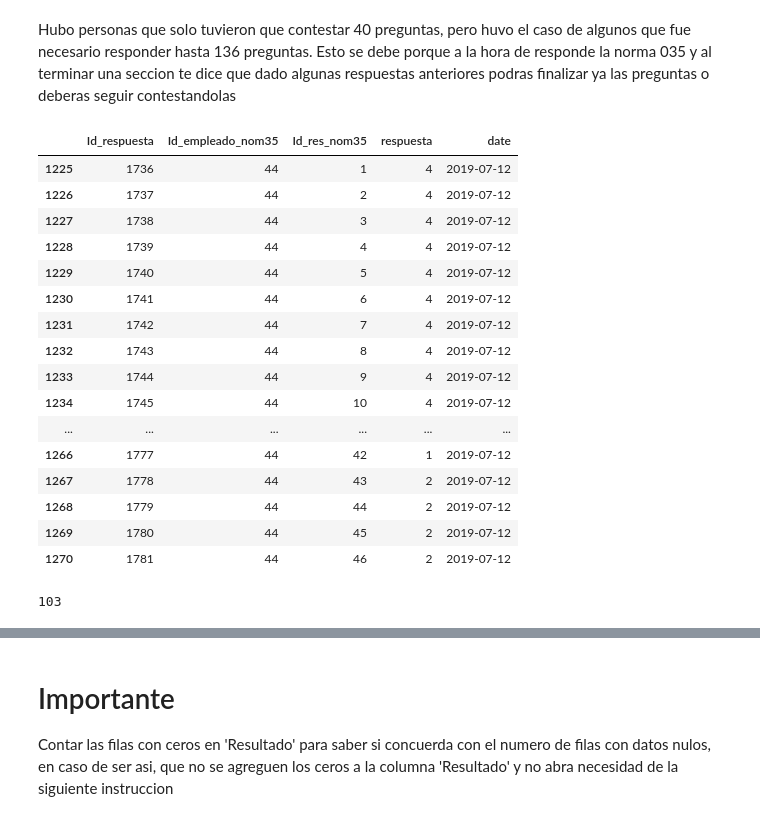
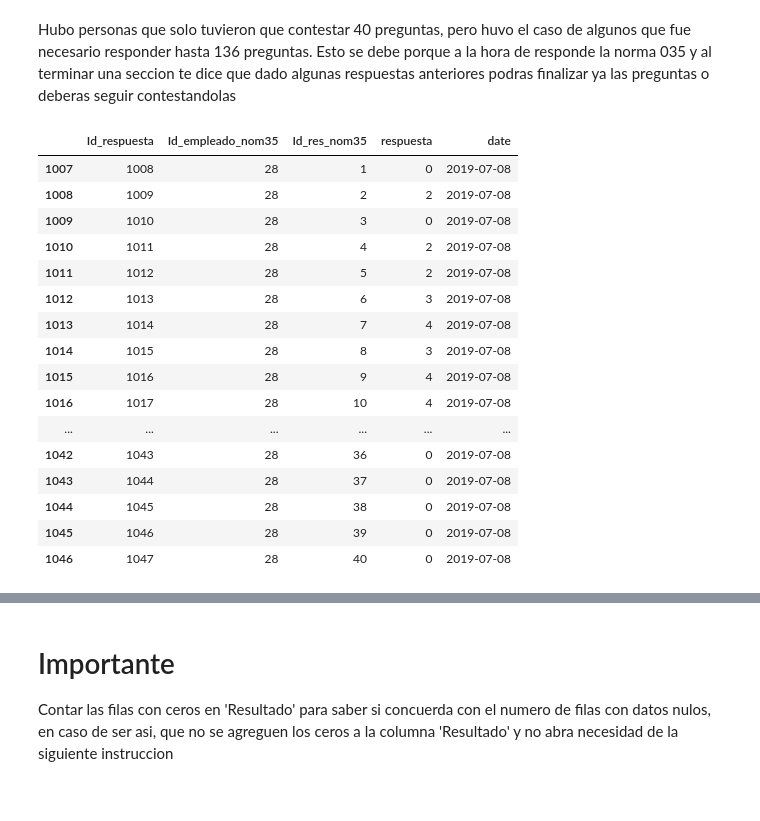
Before and after one commit to HeribertoVR/Proyecto---Tesis, a Jupyter notebook: Tesis.ipynb, the cells around one changed output, grey strips where cells are left out. Saved outputs shown, nothing was run; the diff lists cells and outputs as text; code cells hidden in the pictures.

```diff
--- a/Tesis.ipynb
+++ b/Tesis.ipynb
@@ -476,28 +570,26 @@ df_e1 = df_e
 # %%
 #Hacer tabla indiviual
 df_prueba = df_r
-df_prueba=df_prueba.drop(df_prueba.index[df_prueba.Id_empleado_nom35 != 44], axis=0)
+df_prueba=df_prueba.drop(df_prueba.index[df_prueba.Id_empleado_nom35 != 28], axis=0)
 df_prueba
 # %% [output]
 |  | Id_respuesta | Id_empleado_nom35 | Id_res_nom35 | respuesta | date |
-| 1225 | 1736 | 44 | 1 | 4 | 2019-07-12 |
-| 1226 | 1737 | 44 | 2 | 4 | 2019-07-12 |
-| 1227 | 1738 | 44 | 3 | 4 | 2019-07-12 |
-| 1228 | 1739 | 44 | 4 | 4 | 2019-07-12 |
-| 1229 | 1740 | 44 | 5 | 4 | 2019-07-12 |
-| 1230 | 1741 | 44 | 6 | 4 | 2019-07-12 |
-| 1231 | 1742 | 44 | 7 | 4 | 2019-07-12 |
-| 1232 | 1743 | 44 | 8 | 4 | 2019-07-12 |
-| 1233 | 1744 | 44 | 9 | 4 | 2019-07-12 |
-| 1234 | 1745 | 44 | 10 | 4 | 2019-07-12 |
+| 1007 | 1008 | 28 | 1 | 0 | 2019-07-08 |
+| 1008 | 1009 | 28 | 2 | 2 | 2019-07-08 |
+| 1009 | 1010 | 28 | 3 | 0 | 2019-07-08 |
+| 1010 | 1011 | 28 | 4 | 2 | 2019-07-08 |
+| 1011 | 1012 | 28 | 5 | 2 | 2019-07-08 |
+| 1012 | 1013 | 28 | 6 | 3 | 2019-07-08 |
+| 1013 | 1014 | 28 | 7 | 4 | 2019-07-08 |
+| 1014 | 1015 | 28 | 8 | 3 | 2019-07-08 |
+| 1015 | 1016 | 28 | 9 | 4 | 2019-07-08 |
+| 1016 | 1017 | 28 | 10 | 4 | 2019-07-08 |
 | ... | ... | ... | ... | ... | ... |
-| 1266 | 1777 | 44 | 42 | 1 | 2019-07-12 |
-| 1267 | 1778 | 44 | 43 | 2 | 2019-07-12 |
-| 1268 | 1779 | 44 | 44 | 2 | 2019-07-12 |
-| 1269 | 1780 | 44 | 45 | 2 | 2019-07-12 |
-| 1270 | 1781 | 44 | 46 | 2 | 2019-07-12 |
+| 1042 | 1043 | 28 | 36 | 0 | 2019-07-08 |
+| 1043 | 1044 | 28 | 37 | 0 | 2019-07-08 |
+| 1044 | 1045 | 28 | 38 | 0 | 2019-07-08 |
+| 1045 | 1046 | 28 | 39 | 0 | 2019-07-08 |
+| 1046 | 1047 | 28 | 40 | 0 | 2019-07-08 |
 # %%
 #Saber la puntuacion
-df_prueba['respuesta'].sum()
+numero = df_prueba['respuesta'].sum()
-# %% [output]
-103
```
Also changed, not shown: parts of 29 cells of this notebook, 5 other files.
